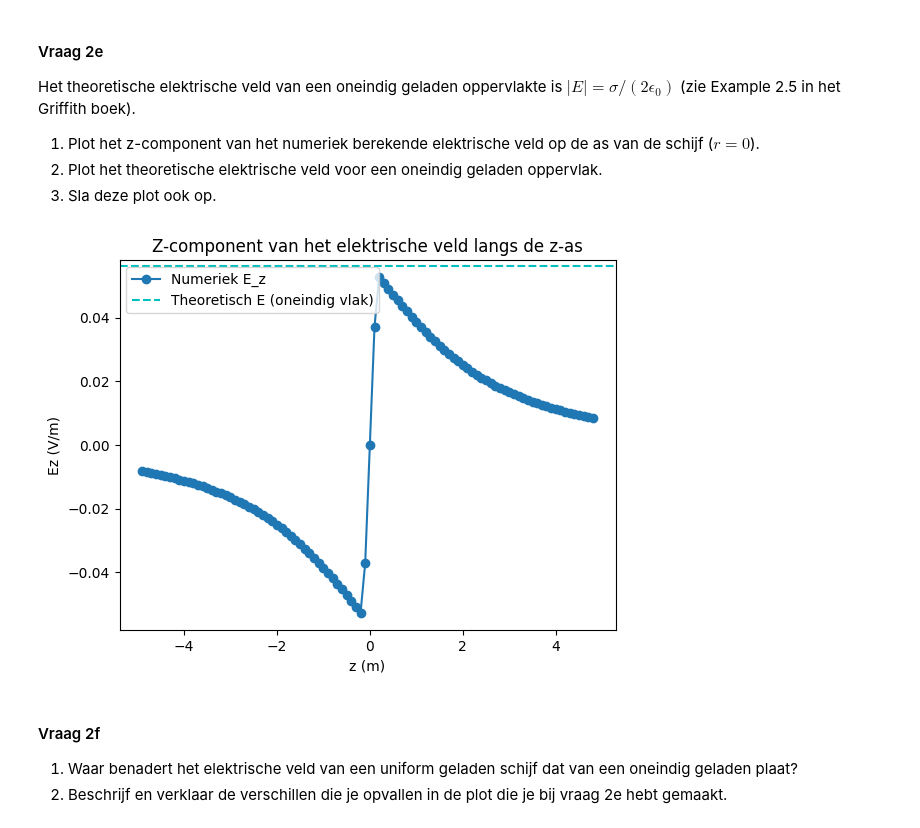
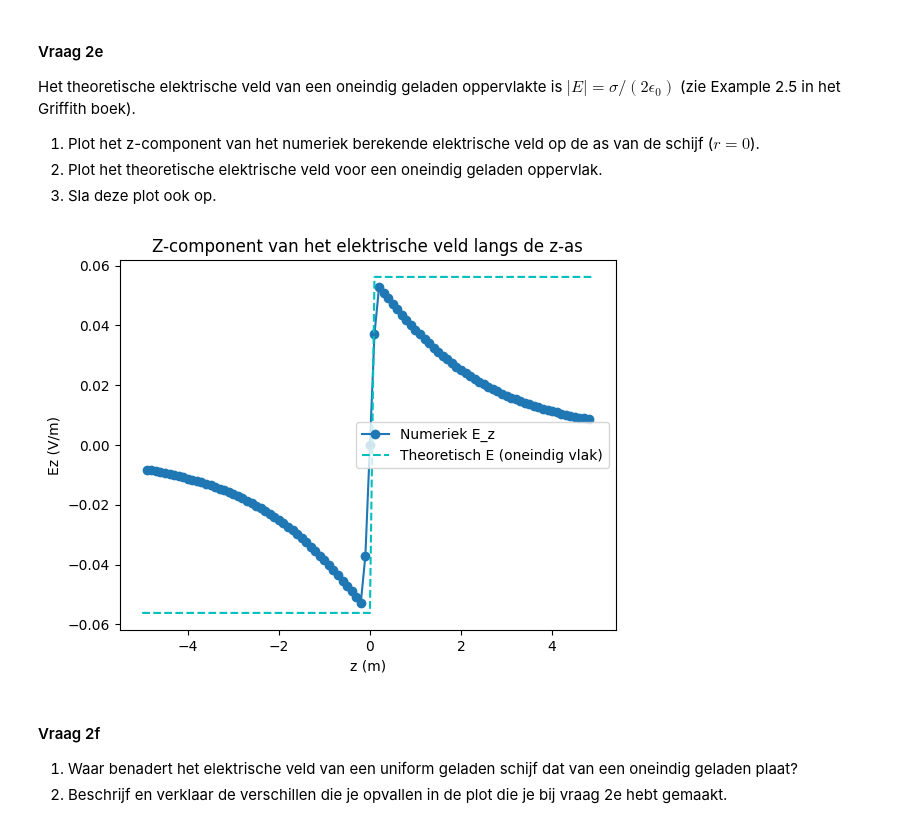
Before and after one commit to Caaldering/opdrachten-DEF-D_CA, a Jupyter notebook: DigitaleOntwerpopdrachten/1CondensatorOpdracht/CondensatorOntwerpopdracht.ipynb, the cells around one changed output. Drawn from its saved outputs; the diff is of its cells as text; code cells hidden in the pictures.

```diff
--- a/DigitaleOntwerpopdrachten/1CondensatorOpdracht/CondensatorOntwerpopdracht.ipynb
+++ b/DigitaleOntwerpopdrachten/1CondensatorOpdracht/CondensatorOntwerpopdracht.ipynb
@@ -283,20 +283,20 @@ Het theoretische elektrische veld van een oneindig geladen oppervlakte is $|E| =
 # %%
 # de index met r=0 is uit de r_for_E gehaald omdat daar geen afgeleide gedefineerd is. neem dus het eerste punt van r (dichtst bij de 0)
 idx_r_zero = 0
 E_z_as = Ez[:, idx_r_zero] #E_z voor r=0
-E_theorie = sigma / (2 * epsilon0) #theoretisch voor oneindig geladen opp
+E_theorie = np.sign(z) * (sigma / (2 * epsilon0)) #theoretisch voor oneindig geladen opp
 
 plt.figure()
 plt.title("Z-component van het elektrische veld langs de z-as")
-plt.plot(z_for_E, E_z_as, "o-", label="Numeriek E_z")  # gebruik z_for_E
-plt.axhline(E_theorie, color="c", linestyle="--", label="Theoretisch E (oneindig vlak)")
+plt.plot(z_for_E, E_z_as, "o-", label="Numeriek E_z")
+plt.plot(z, E_theorie, color="c", linestyle="--", label="Theoretisch E (oneindig vlak)")
 plt.xlabel("z (m)")
 plt.ylabel("Ez (V/m)")
 plt.legend()
 plt.savefig("figures/Ez_langs_z_as.png", dpi=300)
 plt.show()
 # %% [output]
-[figure, old version]
+[figure, new version]
 # %% [markdown]
 #### Vraag 2f
 1. Waar benadert het elektrische veld van een uniform geladen schijf dat van een oneindig geladen plaat?
```
Also changed, not shown: parts of 1 cell of this notebook, 2 other files.
